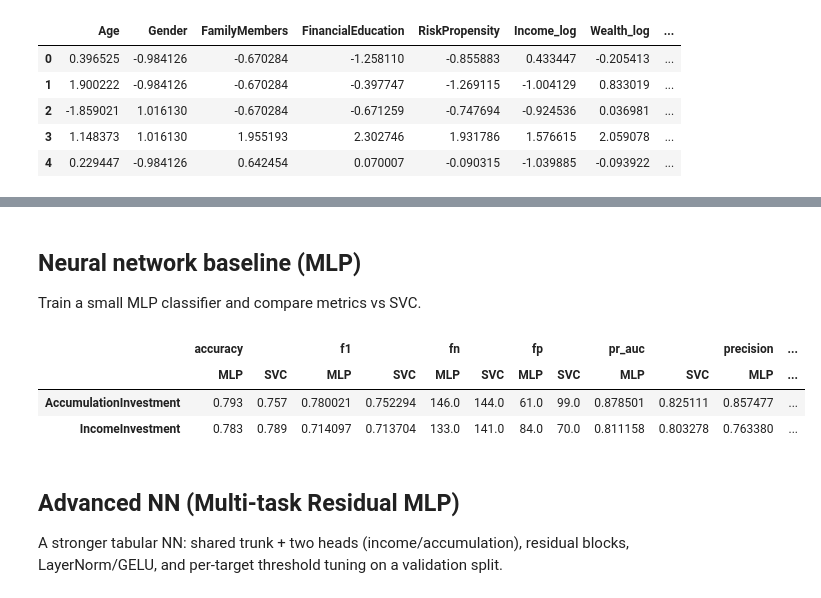
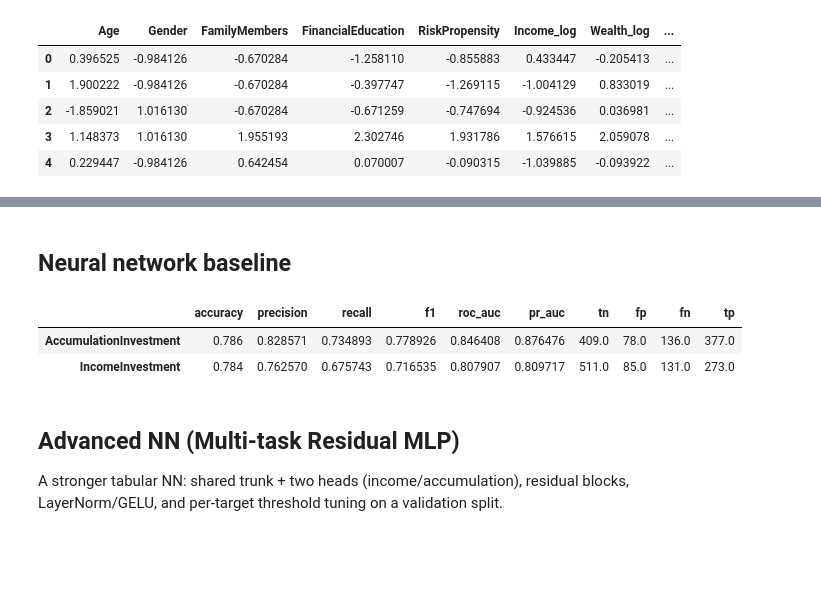
Before and after one commit to JoeChen322/Fintech, a Jupyter notebook: recommend-system.ipynb, the cells around one changed output, grey strips where cells are left out. Drawn from its saved outputs; the diff is of its cells as text; code cells hidden in the pictures; blank space fills up the shorter version.

```diff
--- a/recommend-system.ipynb
+++ b/recommend-system.ipynb
@@ -233,8 +134,0 @@ svm_income = SVC(
-# %%
-svm_accum.fit(X_train, y_train_accum)
-accum_pred = pd.Series(svm_accum.predict(X_test).astype(int), index=X_test.index)
-print("Accumulation positive predictions:", int(accum_pred.sum()))
-
-svm_income.fit(X_train, y_train_income)
-income_pred = pd.Series(svm_income.predict(X_test).astype(int), index=X_test.index)
-print("Income positive predictions:", int(income_pred.sum()))
@@ -295,6 +152,4 @@ age_max = needs_df["Age"].max()
 wealth_min = needs_df["Wealth"].min()
 wealth_max = needs_df["Wealth"].max()
 # %% [markdown]
-## Neural network baseline (MLP)
-
-Train a small MLP classifier and compare metrics vs SVC.
+## Neural network baseline
@@ -311,23 +223,14 @@ def train_mlp_classifier(
     epochs=200,
     lr=2e-3,
     weight_decay=1e-4,
-    hidden=(64, 32),
-    dropout=0.2,
+    dropout=0.3,
 ):
     Xtr = torch.tensor(X_train_df.values, dtype=torch.float32)
     ytr = torch.tensor(y_train_s.values, dtype=torch.float32).view(-1, 1)
     Xte = torch.tensor(X_test_df.values, dtype=torch.float32)
 
-    model = nn.Sequential(
-        nn.Linear(Xtr.shape[1], hidden[0]),
-        nn.ReLU(),
-        nn.BatchNorm1d(hidden[0]),
-        nn.Dropout(dropout),
-        nn.Linear(hidden[0], hidden[1]),
-        nn.ReLU(),
-        nn.BatchNorm1d(hidden[1]),
-        nn.Dropout(dropout),
-        nn.Linear(hidden[1], 1),
+    model = MultiTaskFinancialNet(
+        input_dim=Xtr.shape[1], shared_units=[256, 128, 64], dropout=dropout
     ).to(device)
 
     # Handle mild imbalance via pos_weight
@@ -363,15 +266,16 @@ def train_mlp_classifier(
         model.train()
         for xb, yb in dl:
             opt.zero_grad()
-            logits = model(xb)
-            loss = loss_fn(logits, yb)
+            # For single-task, we use first head (income)
+            income_logits, _ = model(xb)
+            loss = loss_fn(income_logits, yb)
             loss.backward()
             opt.step()
 
         model.eval()
         with torch.no_grad():
-            val_logits = model(Xva_t)
-            val_loss = float(loss_fn(val_logits, yva_t).item())
+            income_logits, _ = model(Xva_t)
+            val_loss = float(loss_fn(income_logits, yva_t).item())
         sched.step(val_loss)
 
         if val_loss < best - 1e-4:
@@ -379,42 +283,40 @@ def train_mlp_classifier(
             bad = 0
             best_state = {
                 k: v.detach().cpu().clone() for k, v in model.state_dict().items()
             }
         else:
             bad += 1
             if bad >= patience:
                 break
 
     if best_state is not None:
         model.load_state_dict(best_state)
 
     model.eval()
     with torch.no_grad():
-        test_logits = model(Xte.to(device)).cpu().numpy().ravel()
-        test_proba = 1.0 / (1.0 + np.exp(-test_logits))
+        income_logits, _ = model(Xte.to(device))
+        test_logits = income_logits.cpu().numpy().ravel()
+        test_proba = torch.sigmoid(income_logits).cpu().numpy().ravel()
         test_pred = (test_proba >= 0.5).astype(int)
 
     metrics = compute_binary_metrics(y_test_s.values, test_pred, test_proba)
     return metrics
 
 
 mlp_metrics = {}
 mlp_metrics["AccumulationInvestment"] = train_mlp_classifier(
     X_train, y_train_accum, X_test, y_test_accum
 )
 mlp_metrics["IncomeInvestment"] = train_mlp_classifier(
     X_train, y_train_income, X_test, y_test_income
 )
 
-svc_df = pd.DataFrame(svc_metrics).T
 mlp_df = pd.DataFrame(mlp_metrics).T
-compare_df = pd.concat({"SVC": svc_df, "MLP": mlp_df}, axis=1)
-compare_df.swaplevel(axis=1).sort_index(axis=1)
+mlp_df
 # %% [output]
-|  | accuracy |  | f1 |  | fn |  | fp |  | pr_auc |  | precision | ... |
-|  | MLP | SVC | MLP | SVC | MLP | SVC | MLP | SVC | MLP | SVC | MLP | ... |
-| AccumulationInvestment | 0.793 | 0.757 | 0.780021 | 0.752294 | 146.0 | 144.0 | 61.0 | 99.0 | 0.878501 | 0.825111 | 0.857477 | ... |
-| IncomeInvestment | 0.783 | 0.789 | 0.714097 | 0.713704 | 133.0 | 141.0 | 84.0 | 70.0 | 0.811158 | 0.803278 | 0.763380 | ... |
+|  | accuracy | precision | recall | f1 | roc_auc | pr_auc | tn | fp | fn | tp |
+| AccumulationInvestment | 0.786 | 0.828571 | 0.734893 | 0.778926 | 0.846408 | 0.876476 | 409.0 | 78.0 | 136.0 | 377.0 |
+| IncomeInvestment | 0.784 | 0.762570 | 0.675743 | 0.716535 | 0.807907 | 0.809717 | 511.0 | 85.0 | 131.0 | 273.0 |
 # %% [markdown]
 ## Advanced NN (Multi-task Residual MLP)
 
```
Also changed, not shown: parts of 20 cells of this notebook, 5 other files.
